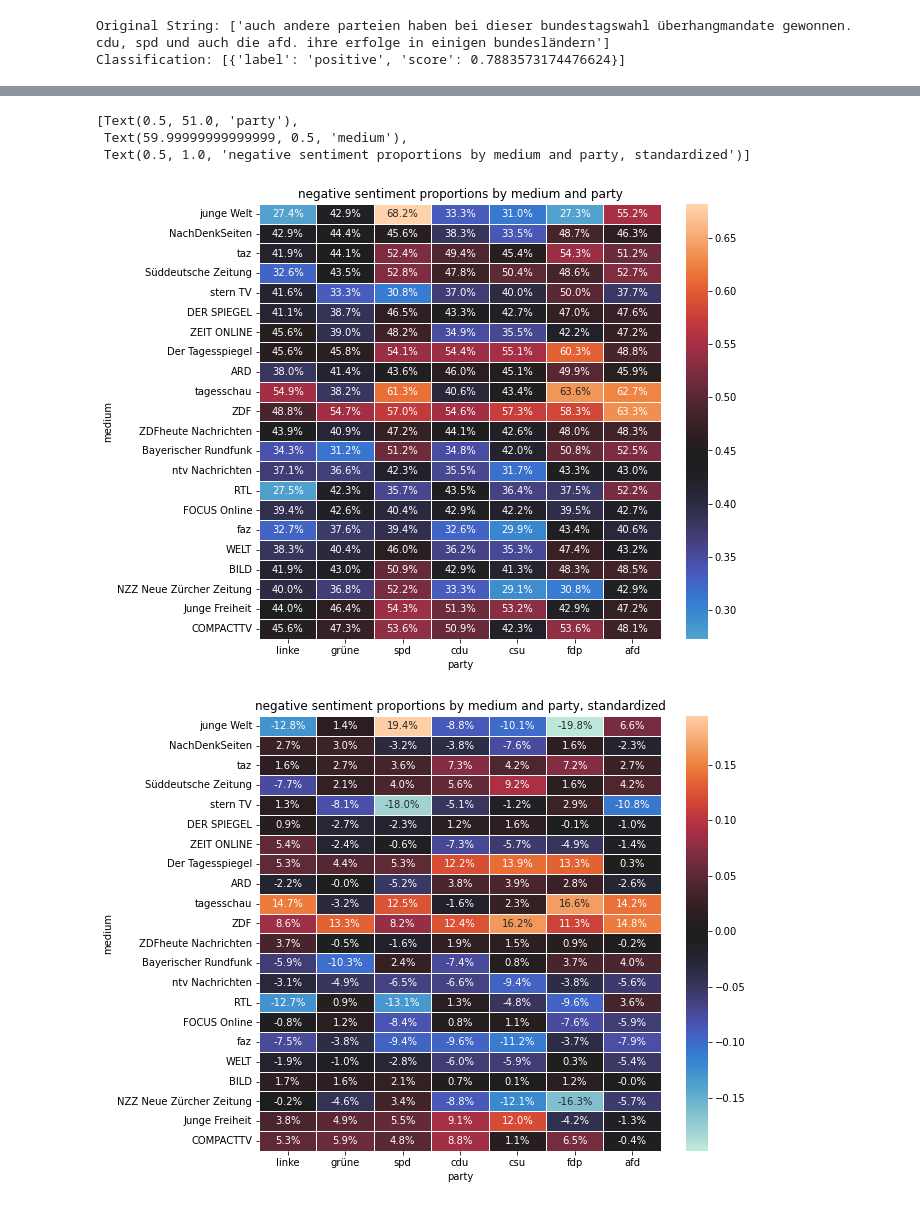
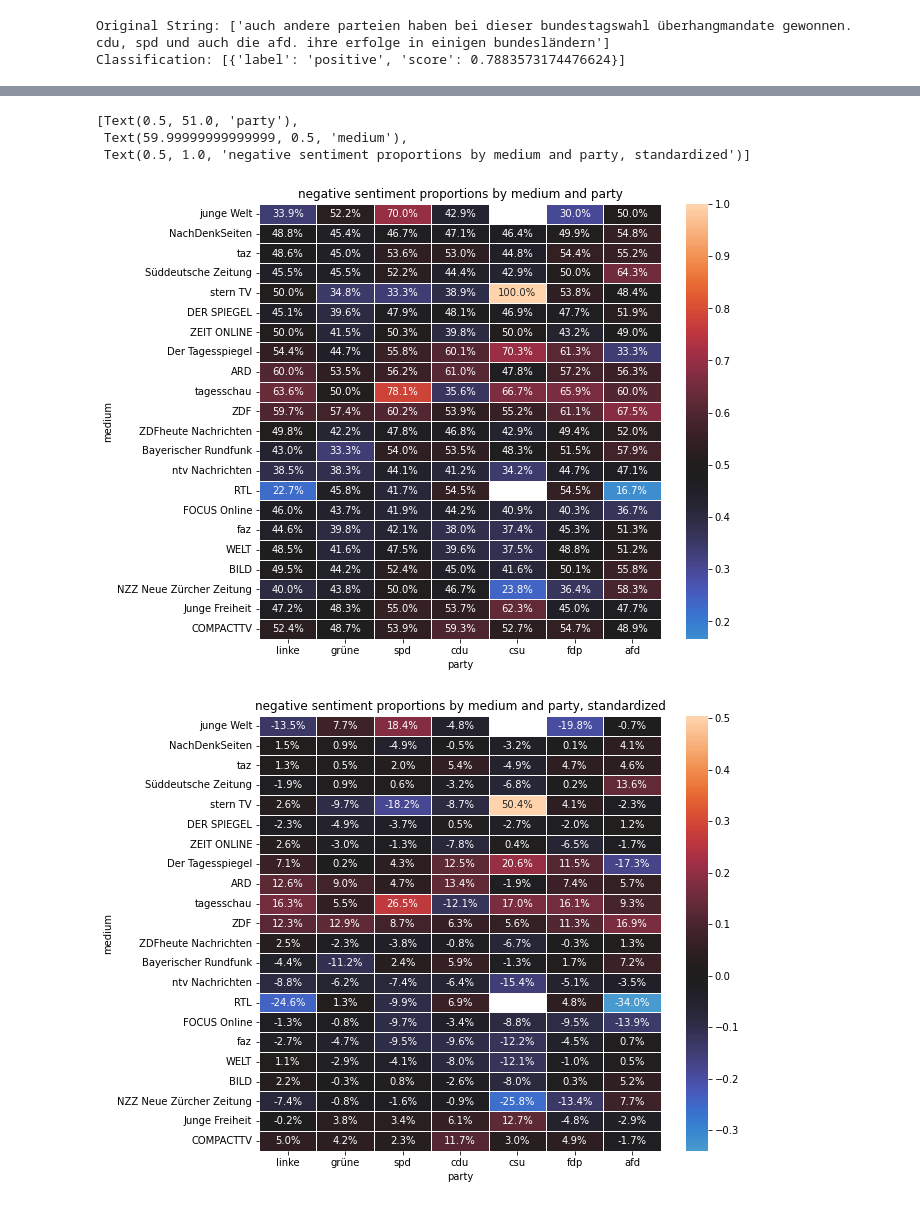
Before and after one commit to haukesteffen/media_bias_video_journalism, a Jupyter notebook: src/sentiment_analysis.ipynb, the cells around one changed output, grey strips where cells are left out. Cells and saved outputs as stored; diff of their text form; code cells hidden in the pictures.

```diff
--- a/src/sentiment_analysis.ipynb
+++ b/src/sentiment_analysis.ipynb
@@ -61,10 +61,13 @@ def extract_party_mentions(input_string, party_strings, n_words=10):
         lower_bound = party_index[i]-n_words
         upper_bound = party_index[i]+n_words
         if lower_bound < 0:
-            lower_bound = 0
+            #lower_bound = 0
+            output_strings[i] = ""
         if upper_bound > len(input_string.split()):
-            upper_bound = len(input_string.split())
-        output_strings[i] = " ".join(input_string.split()[lower_bound:upper_bound])
+            #upper_bound = len(input_string.split())
+            output_strings[i] = ""
+        else:
+            output_strings[i] = " ".join(input_string.split()[lower_bound:upper_bound])
     return output_strings
 
 def extract_mention_df(party):
@@ -117,7 +120,7 @@ def standardize_df(input_df):
         df[party] -= df[party].mean()
     return df.round(3)
 # %%
-skip_computation = True
+skip_computation = False
 
 df = pd.read_pickle('../data/topics_combined.pkl')
 for party in search_terms.keys():
@@ -186,6 +189,8 @@ pos = pos_counts_df.copy()
 for party in search_terms.keys():
     temp_df = extract_mention_df(party)['medium'].value_counts().to_dict()
     for medium in media:
+        if medium not in temp_df.keys():
+            temp_df[medium] = 1
         pos.loc[medium, party] /= temp_df[medium]
 
 f, ax = plt.subplots(figsize=(9, 8))
@@ -229,6 +234,8 @@ neu = neu_counts_df.copy()
 for party in search_terms.keys():
     temp_df = extract_mention_df(party)['medium'].value_counts().to_dict()
     for medium in media:
+        if medium not in temp_df.keys():
+            temp_df[medium] = 1
         neu.loc[medium, party] /= temp_df[medium]
 
 f, ax = plt.subplots(figsize=(9, 8))
@@ -269,24 +276,26 @@ dtype: float64
 # %%
 neg = neg_counts_df.copy()
 
 for party in search_terms.keys():
     temp_df = extract_mention_df(party)['medium'].value_counts().to_dict()
     for medium in media:
+        if medium not in temp_df.keys():
+            temp_df[medium] = 1
         neg.loc[medium, party] /= temp_df[medium]
 
 f, ax = plt.subplots(figsize=(9, 8))
 sns.heatmap(neg, annot=True, linewidths=.5, ax=ax, fmt=".1%", center=np.nanmean(neg))
 ax.set(xlabel='party', ylabel='medium', title='negative sentiment proportions by medium and party')
 
 f, ax = plt.subplots(figsize=(9, 8))
 sns.heatmap(standardize_df(neg), annot=True, linewidths=.5, ax=ax, fmt=".1%", center=np.nanmean(standardize_df(neg)))
 ax.set(xlabel='party', ylabel='medium', title='negative sentiment proportions by medium and party, standardized')
 # %% [output]
 [Text(0.5, 51.0, 'party'),
  Text(59.99999999999999, 0.5, 'medium'),
  Text(0.5, 1.0, 'negative sentiment proportions by medium and party, standardized')]
-[figure, old version]
+[figure, new version]
-[figure, old version]
+[figure, new version]
 # %%
 print(f"negative sentiment means:\n{neg.mean()}\n\nnegative sentiment standard deviation:\n{neg.std()}")
 # %% [output]
```
Also changed, not shown: parts of 9 cells of this notebook.
